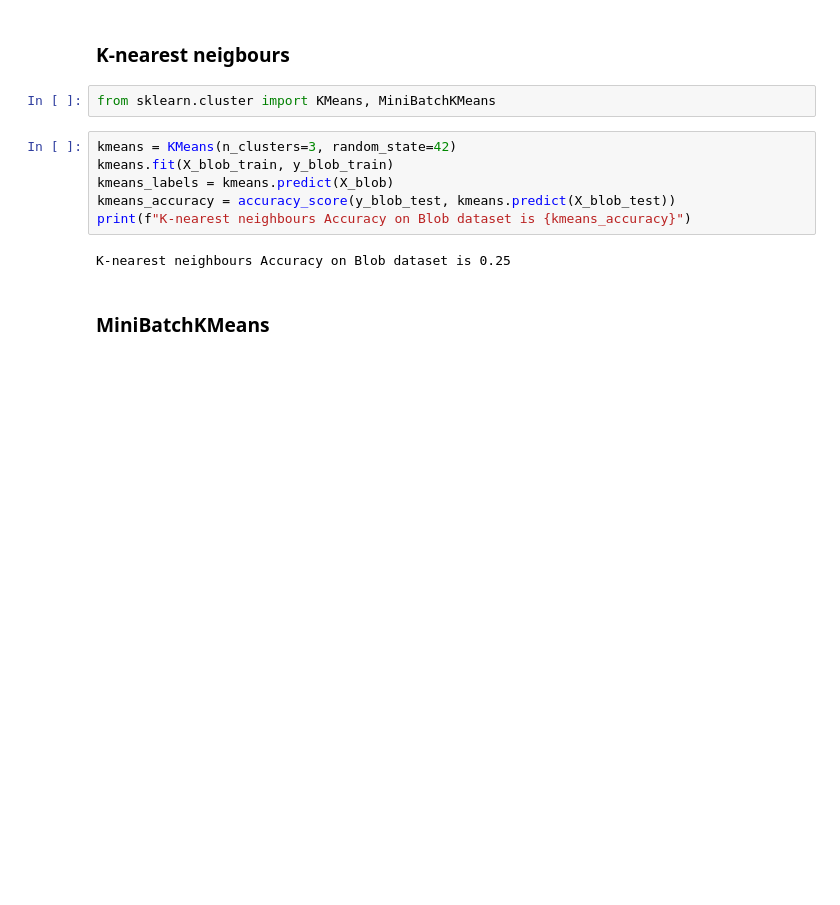
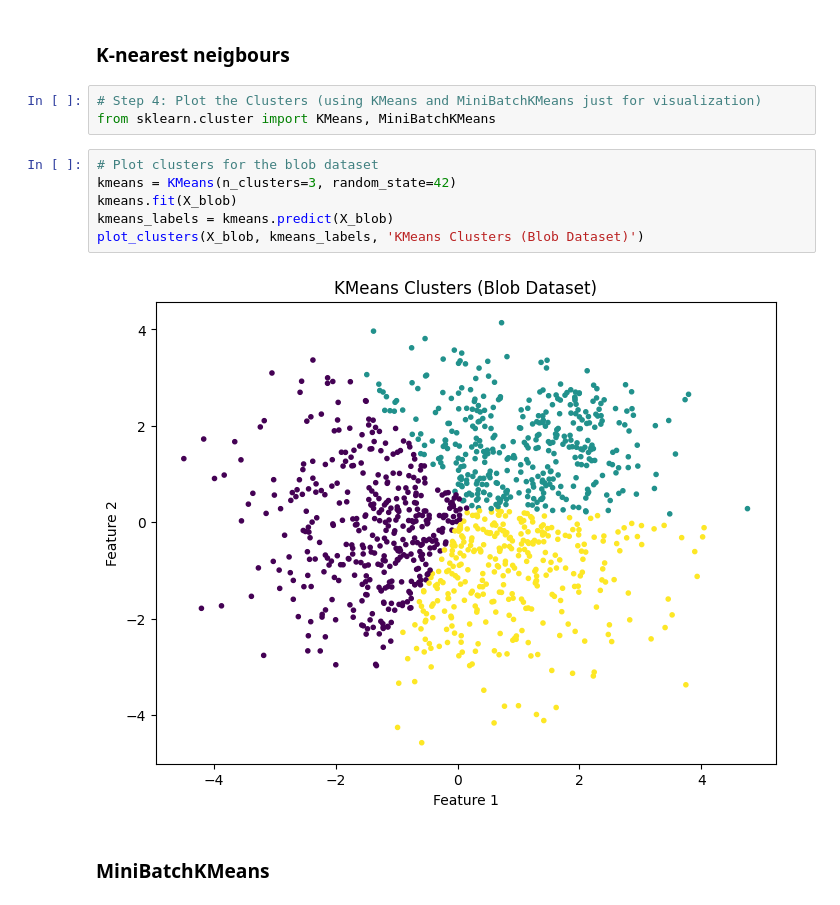
Before and after one commit to mcndoungerii/capstone_ml_project, a Jupyter notebook: notebooks/comparator.ipynb, the cells around one changed output. Drawn from its saved outputs; the diff is of its cells as text; blank space fills up the shorter version.

```diff
--- a/notebooks/comparator.ipynb
+++ b/notebooks/comparator.ipynb
@@ -131,15 +156,16 @@ plot_decision_boundary(rf_model_blob, X_blob, y_blob,
 # %% [markdown]
 ### K-nearest neigbours
 # %%
+# Step 4: Plot the Clusters (using KMeans and MiniBatchKMeans just for visualization)
 from sklearn.cluster import KMeans, MiniBatchKMeans
 # %%
+# Plot clusters for the blob dataset
 kmeans = KMeans(n_clusters=3, random_state=42)
-kmeans.fit(X_blob_train, y_blob_train)
+kmeans.fit(X_blob)
 kmeans_labels = kmeans.predict(X_blob)
-kmeans_accuracy = accuracy_score(y_blob_test, kmeans.predict(X_blob_test))
-print(f"K-nearest neighbours Accuracy on Blob dataset is {kmeans_accuracy}")
+plot_clusters(X_blob, kmeans_labels, 'KMeans Clusters (Blob Dataset)')
 # %% [output]
-K-nearest neighbours Accuracy on Blob dataset is 0.25
+[figure, added]
 # %% [markdown]
 ### MiniBatchKMeans
 # %%
```
Also changed, not shown: parts of 8 cells of this notebook.
